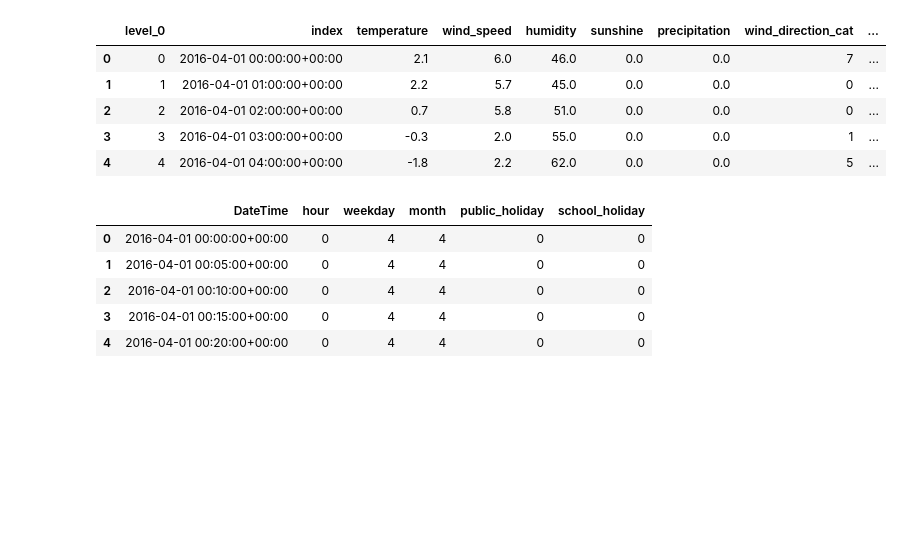
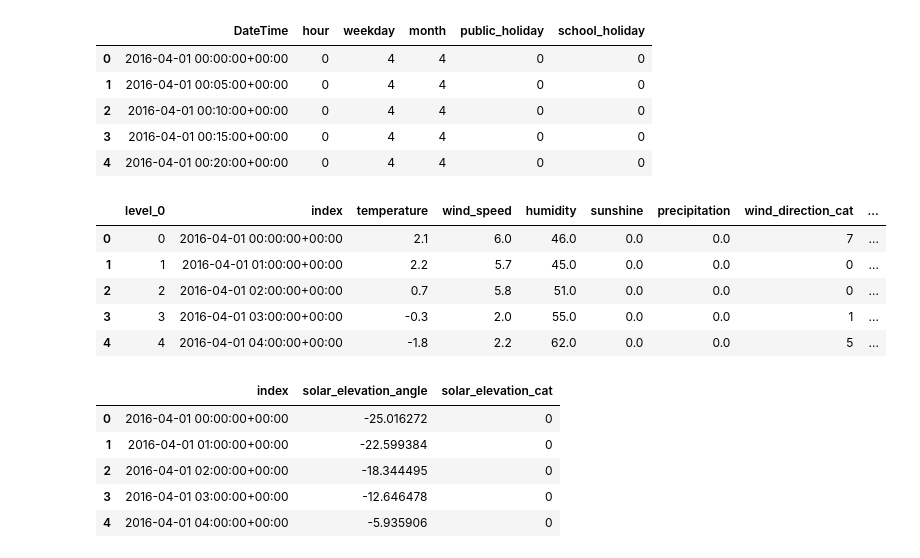
Before and after one commit to lp-code/bysykkeloslo, a Jupyter notebook: notebooks/4_LP_joinDatasets.ipynb, the cells around one changed output. Cells and saved outputs as stored; diff of their text form; code cells hidden in the pictures; blank space fills up the shorter version.

```diff
--- a/notebooks/4_LP_joinDatasets.ipynb
+++ b/notebooks/4_LP_joinDatasets.ipynb
@@ -18,19 +20,23 @@ df_date = pd.read_feather(os.sep.join([processed_data_dir, 'datetime_features.fe
-# %%
-df_met.head()
-# %% [output]
-|  | level_0 | index | temperature | wind_speed | humidity | sunshine | precipitation | wind_direction_cat | ... |
-| 0 | 0 | 2016-04-01 00:00:00+00:00 | 2.1 | 6.0 | 46.0 | 0.0 | 0.0 | 7 | ... |
-| 1 | 1 | 2016-04-01 01:00:00+00:00 | 2.2 | 5.7 | 45.0 | 0.0 | 0.0 | 0 | ... |
-| 2 | 2 | 2016-04-01 02:00:00+00:00 | 0.7 | 5.8 | 51.0 | 0.0 | 0.0 | 0 | ... |
-| 3 | 3 | 2016-04-01 03:00:00+00:00 | -0.3 | 2.0 | 55.0 | 0.0 | 0.0 | 1 | ... |
-| 4 | 4 | 2016-04-01 04:00:00+00:00 | -1.8 | 2.2 | 62.0 | 0.0 | 0.0 | 5 | ... |
-# %%
-df_date.head()
-# %% [output]
-|  | DateTime | hour | weekday | month | public_holiday | school_holiday |
-| 0 | 2016-04-01 00:00:00+00:00 | 0 | 4 | 4 | 0 | 0 |
-| 1 | 2016-04-01 00:05:00+00:00 | 0 | 4 | 4 | 0 | 0 |
-| 2 | 2016-04-01 00:10:00+00:00 | 0 | 4 | 4 | 0 | 0 |
-| 3 | 2016-04-01 00:15:00+00:00 | 0 | 4 | 4 | 0 | 0 |
-| 4 | 2016-04-01 00:20:00+00:00 | 0 | 4 | 4 | 0 | 0 |
+# %%
+for df in dfs:
+    display(df.head())
+# %% [output]
+|  | DateTime | hour | weekday | month | public_holiday | school_holiday |
+| 0 | 2016-04-01 00:00:00+00:00 | 0 | 4 | 4 | 0 | 0 |
+| 1 | 2016-04-01 00:05:00+00:00 | 0 | 4 | 4 | 0 | 0 |
+| 2 | 2016-04-01 00:10:00+00:00 | 0 | 4 | 4 | 0 | 0 |
+| 3 | 2016-04-01 00:15:00+00:00 | 0 | 4 | 4 | 0 | 0 |
+| 4 | 2016-04-01 00:20:00+00:00 | 0 | 4 | 4 | 0 | 0 |
+|  | level_0 | index | temperature | wind_speed | humidity | sunshine | precipitation | wind_direction_cat | ... |
+| 0 | 0 | 2016-04-01 00:00:00+00:00 | 2.1 | 6.0 | 46.0 | 0.0 | 0.0 | 7 | ... |
+| 1 | 1 | 2016-04-01 01:00:00+00:00 | 2.2 | 5.7 | 45.0 | 0.0 | 0.0 | 0 | ... |
+| 2 | 2 | 2016-04-01 02:00:00+00:00 | 0.7 | 5.8 | 51.0 | 0.0 | 0.0 | 0 | ... |
+| 3 | 3 | 2016-04-01 03:00:00+00:00 | -0.3 | 2.0 | 55.0 | 0.0 | 0.0 | 1 | ... |
+| 4 | 4 | 2016-04-01 04:00:00+00:00 | -1.8 | 2.2 | 62.0 | 0.0 | 0.0 | 5 | ... |
+|  | index | solar_elevation_angle | solar_elevation_cat |
+| 0 | 2016-04-01 00:00:00+00:00 | -25.016272 | 0 |
+| 1 | 2016-04-01 01:00:00+00:00 | -22.599384 | 0 |
+| 2 | 2016-04-01 02:00:00+00:00 | -18.344495 | 0 |
+| 3 | 2016-04-01 03:00:00+00:00 | -12.646478 | 0 |
+| 4 | 2016-04-01 04:00:00+00:00 | -5.935906 | 0 |
 # %%
```
Also changed, not shown: parts of 5 cells of this notebook.
